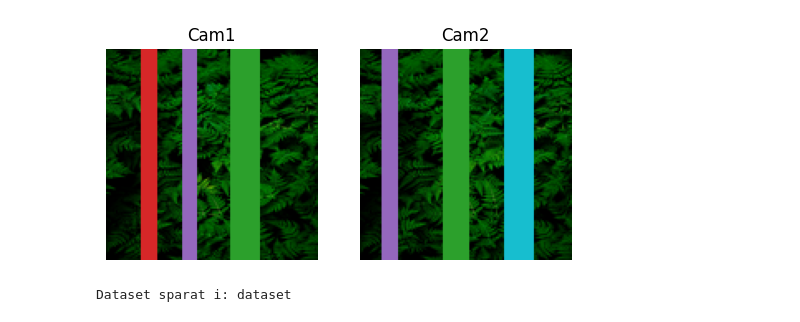
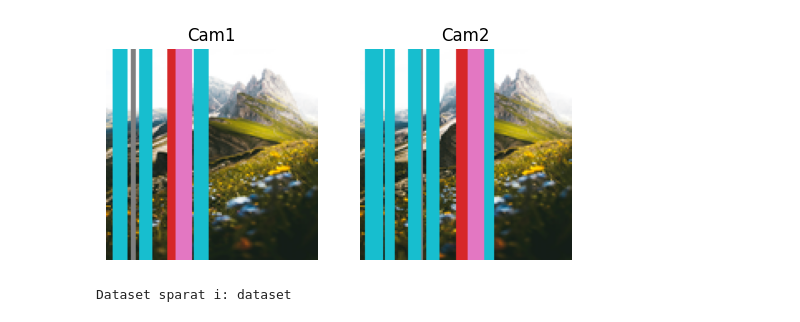
Before and after one commit to jo6815en/data_generator, a Jupyter notebook: rectified_parallel_cylinder_generator.ipynb, the cells around one changed output. Cells and saved outputs as stored; diff of their text form; code cells hidden in the pictures.

Commit message:
better scattering

```diff
--- a/rectified_parallel_cylinder_generator.ipynb
+++ b/rectified_parallel_cylinder_generator.ipynb
@@ -8,16 +8,16 @@ import numpy as np
 import matplotlib.pyplot as plt
 # %%
 # dataset-parametrar
-NUM_SCENES = 30
+NUM_SCENES = 10
 MIN_PAIRS = 3
 MAX_PAIRS = 8
 
 # cylinders
-NUM_CYL = 12
-CYL_XMIN = -8
-CYL_XMAX = 8
-CYL_YMIN = -6
-CYL_YMAX = 6
+NUM_CYL = 20
+CYL_XMIN = -12
+CYL_XMAX = 12
+CYL_YMIN = -8
+CYL_YMAX = 8
 R_MIN = 0.25
 R_MAX = 0.8
 
@@ -28,8 +28,6 @@ IMAGE_SIZE = (128, 128)
 
 # camera
 CAMERA_DISTANCE = 1.0   # 🔥 HÄR styr du baseline
-PAD = 0.5              # mindre slump runt scenen
-JITTER = 20            # mindre riktningjitter
 
 USE_NORMALIZED = True   # om du vill köra cam1-frame eller world-frame
 
@@ -68,10 +66,13 @@ for scene_idx in range(NUM_SCENES):
         # -----------------------
         # Kameror
         # -----------------------
-        cam1, cam2 = compute_camera_pair(
+        cam1, cam2 = create_camera_pair(
             cylinders,
             bounds,
-            camera_distance=CAMERA_DISTANCE, angle_jitter_deg=JITTER, pad=PAD
+            camera_distance=CAMERA_DISTANCE,
+            min_cam_cyl_dist=2.0,
+            max_cam_cyl_dist=8.0,
+            min_visible=2,
         )
 
         if USE_NORMALIZED:
@@ -137,22 +138,22 @@ for scene_idx in range(NUM_SCENES):
 
     dataset.append(scene_data)
 # %%
-scene = dataset[0]
+scene = dataset[3]
 pair = scene["pairs"][0]
 
 fig, axs = plt.subplots(1, 2, figsize=(6, 3))
 
 axs[0].imshow(pair["image1"])
 axs[0].set_title("Cam1")
 axs[0].axis("off")
 
 axs[1].imshow(pair["image2"])
 axs[1].set_title("Cam2")
 axs[1].axis("off")
 
 plt.show()
 # %% [output]
-[figure, old version]
+[figure, new version]
 # %%
 import os
 import json
```
Also changed, not shown: parts of 1 cell of this notebook, 1 other file.
